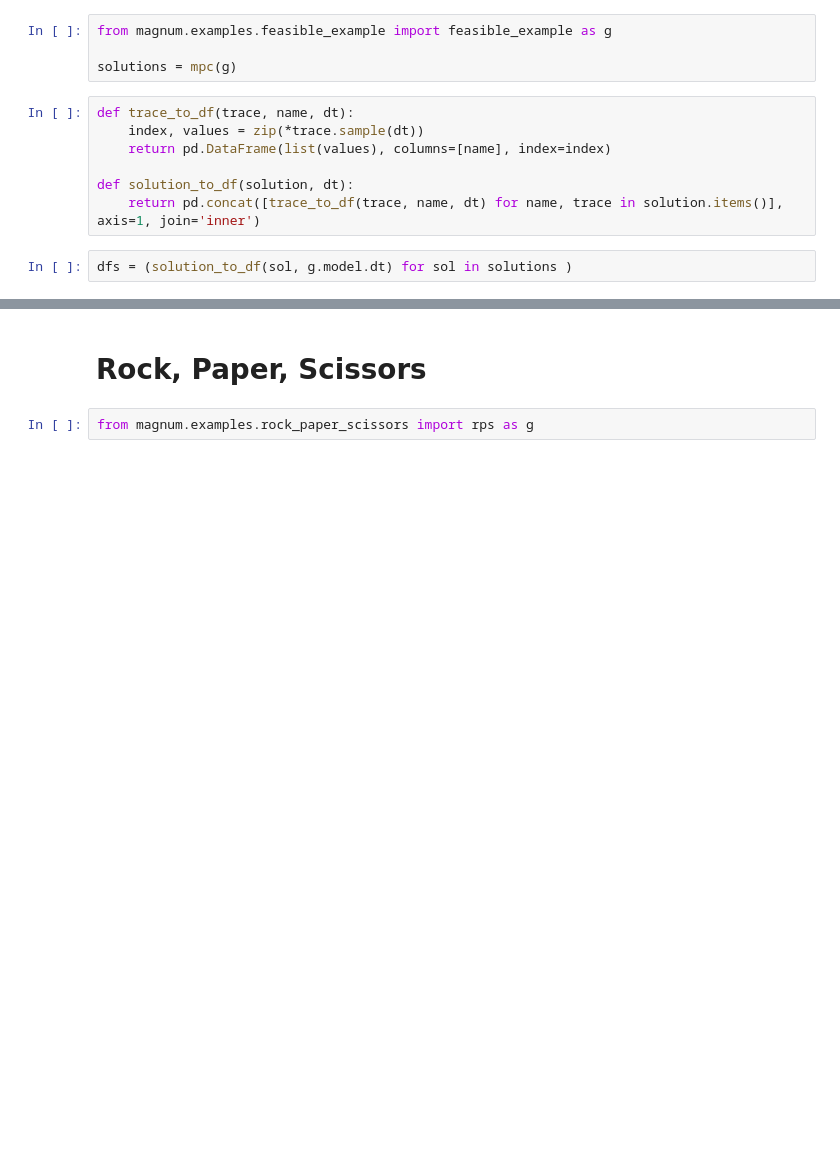
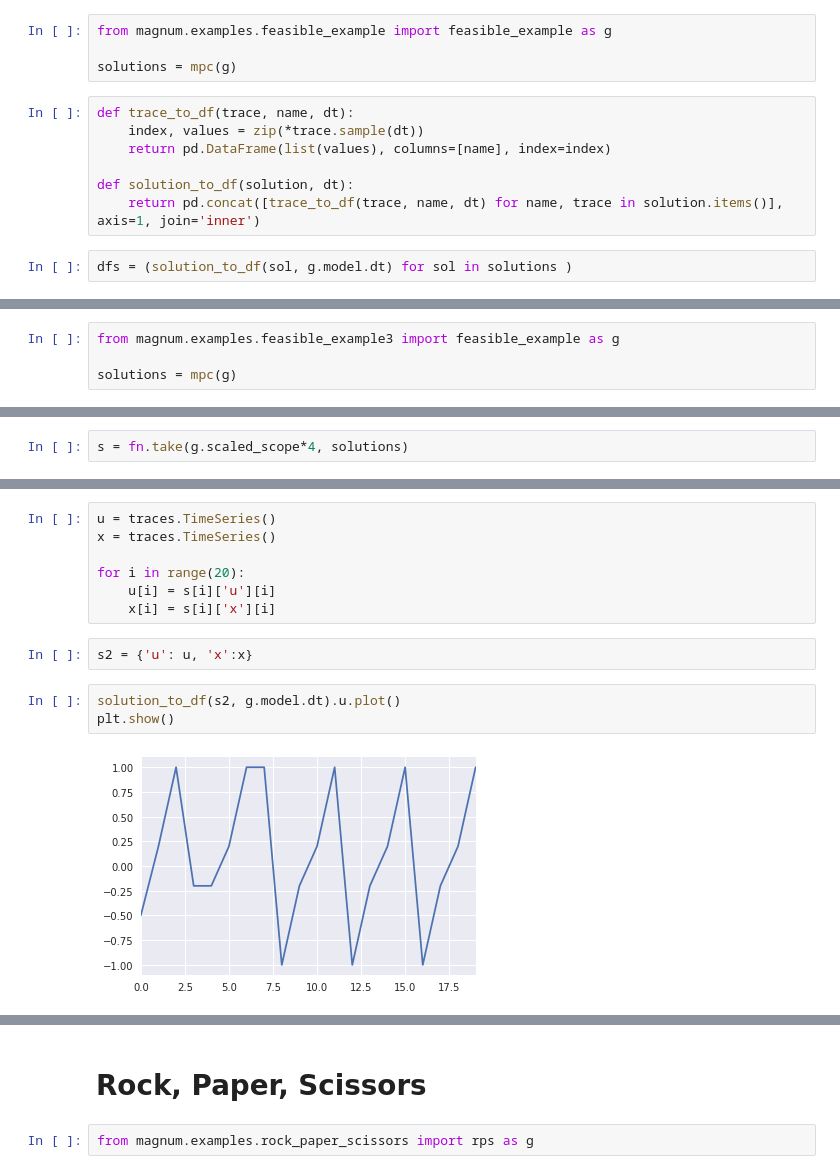
Before and after one commit to mvcisback/py-blustl, a Jupyter notebook: magnum/examples/Example_Notebook.ipynb, the cells around one changed output, grey strips where cells are left out. Cells and saved outputs as stored; diff of their text form; blank space fills up the shorter version.

```diff
--- a/magnum/examples/Example_Notebook.ipynb
+++ b/magnum/examples/Example_Notebook.ipynb
@@ -74,0 +80,4 @@ for i, df in enumerate(fn.take(10, dfs)):
+# %%
+from magnum.examples.feasible_example3 import feasible_example as g
+
+solutions = mpc(g)
@@ -74,0 +88,2 @@ for i, df in enumerate(fn.take(10, dfs)):
+# %%
+s = fn.take(g.scaled_scope*4, solutions)
@@ -74,0 +108,14 @@ for i, df in enumerate(fn.take(10, dfs)):
+# %%
+u = traces.TimeSeries()
+x = traces.TimeSeries()
+
+for i in range(20):
+    u[i] = s[i]['u'][i]
+    x[i] = s[i]['x'][i]
+# %%
+s2 = {'u': u, 'x':x}
+# %%
+solution_to_df(s2, g.model.dt).u.plot()
+plt.show()
+# %% [output]
+[figure, added]
```
Also changed, not shown: parts of 22 cells of this notebook, 8 other files.
